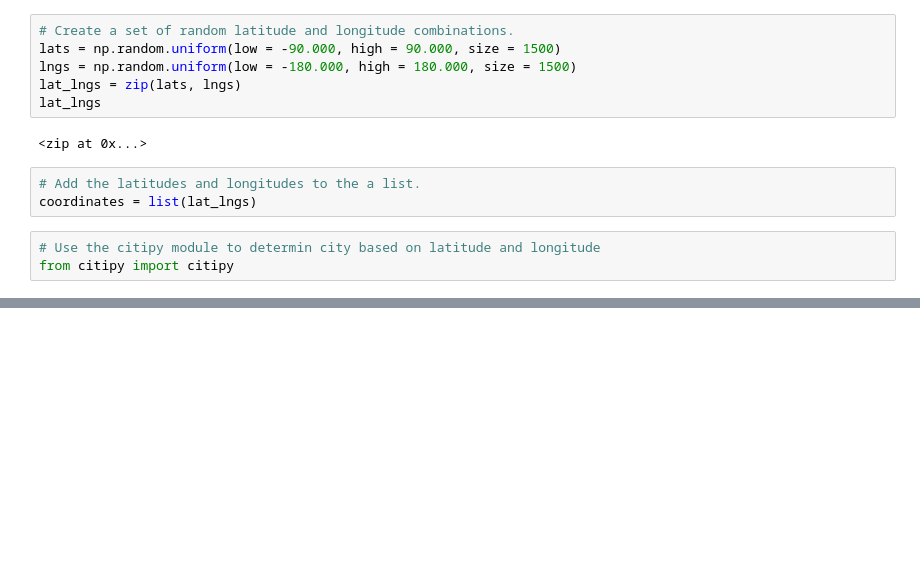
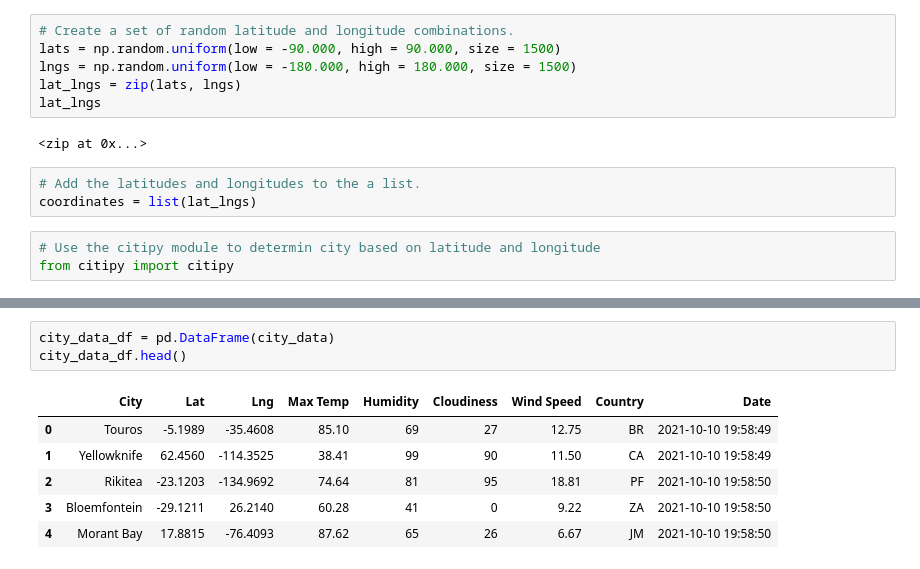
Before and after one commit to trsampson2/World_Weather_Analysis, a Jupyter notebook: WeatherPy.ipynb, the cells around one changed output, grey strips where cells are left out. Drawn from its saved outputs; the diff is of its cells as text; blank space fills up the shorter version.

```diff
--- a/WeatherPy.ipynb
+++ b/WeatherPy.ipynb
@@ -33,0 +128,10 @@ len(cities)
+# %%
+city_data_df = pd.DataFrame(city_data)
+city_data_df.head()
+# %% [output]
+|  | City | Lat | Lng | Max Temp | Humidity | Cloudiness | Wind Speed | Country | Date |
+| 0 | Touros | -5.1989 | -35.4608 | 85.10 | 69 | 27 | 12.75 | BR | 2021-10-10 19:58:49 |
+| 1 | Yellowknife | 62.4560 | -114.3525 | 38.41 | 99 | 90 | 11.50 | CA | 2021-10-10 19:58:49 |
+| 2 | Rikitea | -23.1203 | -134.9692 | 74.64 | 81 | 95 | 18.81 | PF | 2021-10-10 19:58:50 |
+| 3 | Bloemfontein | -29.1211 | 26.2140 | 60.28 | 41 | 0 | 9.22 | ZA | 2021-10-10 19:58:50 |
+| 4 | Morant Bay | 17.8815 | -76.4093 | 87.62 | 65 | 26 | 6.67 | JM | 2021-10-10 19:58:50 |
```
Also changed, not shown: parts of 6 cells of this notebook, 1 other file.
